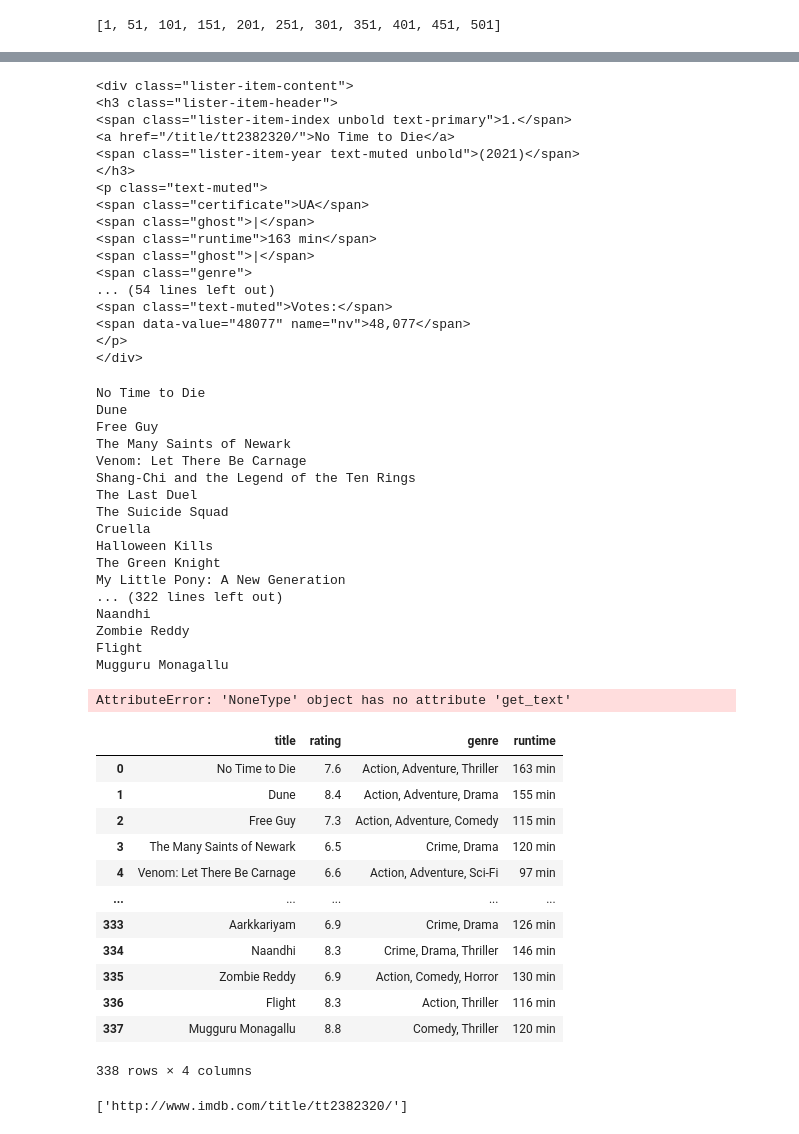
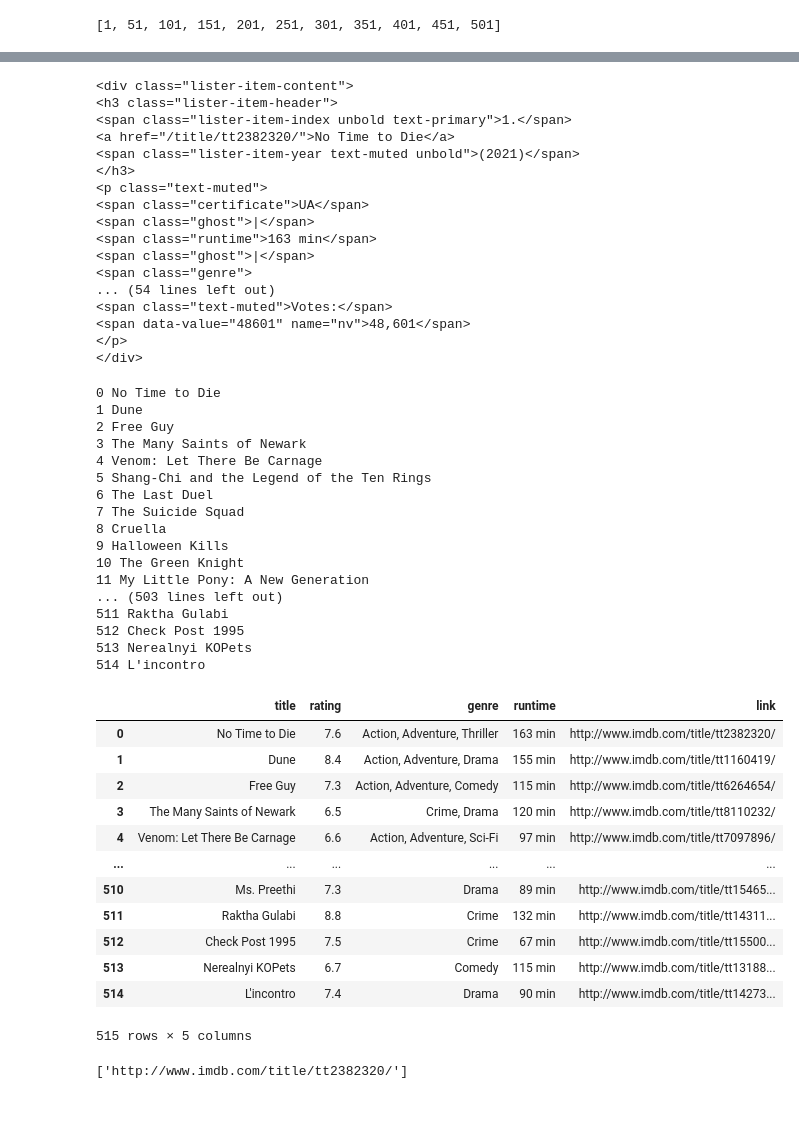
Before and after one commit to Ironhack-Data-0621-Remote/Classroom-Materials, a Jupyter notebook: Unit_8/8.02_multiple_page_webscraping.ipynb, the cells around one changed output, grey strips where cells are left out. Drawn from its saved outputs; the diff is of its cells as text; code cells hidden in the pictures.

```diff
--- a/Unit_8/8.02_multiple_page_webscraping.ipynb
+++ b/Unit_8/8.02_multiple_page_webscraping.ipynb
@@ -66,3 +66,7 @@ starts = range(1, total_results, 50) # because, 50 items per page
 list(starts)
 # %% [output]
 [1, 51, 101, 151, 201, 251, 301, 351, 401, 451, 501]
+# %%
+r = requests.get(f'https://www.imdb.com/search/title/?title_type=feature&release_date=2021-01-01,2021-12-31&user_rating=6.5,&num_votes=100,&start=1&ref_=adv_nxt')
+soup = BeautifulSoup(r.content, 'html.parser')
+soup.find_all('div', attrs={'class': 'lister-item-content'})[0]
@@ -118,7 +154,7 @@ movies[0]
 <span class="genre">
 ... (54 lines left out)
 <span class="text-muted">Votes:</span>
-<span data-value="48077" name="nv">48,077</span>
+<span data-value="48601" name="nv">48,601</span>
 </p>
 </div>
 # %%
@@ -128,57 +164,60 @@ genres = []
 runtimes = []
 links = []
 
-for movie in movies:
+for i,movie in enumerate(movies):
     titles.append(movie.find('h3').find('a').get_text())
     ratings.append(movie.find('strong').get_text())
-    genres.append(movie.find('span', attrs={'class': 'genre'}).get_text(strip=True))
+    if movie.find('span', attrs={'class': 'genre'}) != None:
+        genres.append(movie.find('span', attrs={'class': 'genre'}).get_text(strip=True))
+    else:
+        print(titles[-1] + ' has no genre')
+        genres.append('no genre')
     links.append('http://www.imdb.com' + movie.find('h3', attrs={'class': 'lister-item-header'}).find('a').get('href'))
     if movie.find('span', attrs={'class': 'runtime'}) != None:
         runtimes.append(movie.find('span', attrs={'class': 'runtime'}).get_text())
-        print(titles[-1])
+        print(i,titles[-1])
     else:
         print(movie.find('span', attrs={'class': 'runtime'}))
         runtimes.append('Not informed.')
 # %% [output]
-No Time to Die
-Dune
-Free Guy
-The Many Saints of Newark
-Venom: Let There Be Carnage
-Shang-Chi and the Legend of the Ten Rings
-The Last Duel
-The Suicide Squad
-Cruella
-Halloween Kills
-The Green Knight
-My Little Pony: A New Generation
-... (322 lines left out)
-Naandhi
-Zombie Reddy
-Flight
-Mugguru Monagallu
+0 No Time to Die
+1 Dune
+2 Free Guy
+3 The Many Saints of Newark
+4 Venom: Let There Be Carnage
+5 Shang-Chi and the Legend of the Ten Rings
+6 The Last Duel
+7 The Suicide Squad
+8 Cruella
+9 Halloween Kills
+10 The Green Knight
+11 My Little Pony: A New Generation
+... (503 lines left out)
+511 Raktha Gulabi
+512 Check Post 1995
+513 Nerealnyi KOPets
+514 L'incontro
-AttributeError: 'NoneType' object has no attribute 'get_text'
 # %%
 x = min(len(titles), len(ratings), len(genres), len(runtimes))
 # %%
-dct = {'title': titles[:x], 'rating': ratings[:x], 'genre': genres[:x], 'runtime': runtimes[:x]}
+dct = {'title': titles[:x], 'rating': ratings[:x], 'genre': genres[:x], 'runtime': runtimes[:x], 'link': links[:x]}
 
 df = pd.DataFrame.from_dict(dct)
 df
 # %% [output]
-|  | title | rating | genre | runtime |
-| 0 | No Time to Die | 7.6 | Action, Adventure, Thriller | 163 min |
-| 1 | Dune | 8.4 | Action, Adventure, Drama | 155 min |
-| 2 | Free Guy | 7.3 | Action, Adventure, Comedy | 115 min |
-| 3 | The Many Saints of Newark | 6.5 | Crime, Drama | 120 min |
-| 4 | Venom: Let There Be Carnage | 6.6 | Action, Adventure, Sci-Fi | 97 min |
-| ... | ... | ... | ... | ... |
-| 333 | Aarkkariyam | 6.9 | Crime, Drama | 126 min |
-| 334 | Naandhi | 8.3 | Crime, Drama, Thriller | 146 min |
-| 335 | Zombie Reddy | 6.9 | Action, Comedy, Horror | 130 min |
-| 336 | Flight | 8.3 | Action, Thriller | 116 min |
-| 337 | Mugguru Monagallu | 8.8 | Comedy, Thriller | 120 min |
+|  | title | rating | genre | runtime | link |
+| 0 | No Time to Die | 7.6 | Action, Adventure, Thriller | 163 min | http://www.imdb.com/title/tt2382320/ |
+| 1 | Dune | 8.4 | Action, Adventure, Drama | 155 min | http://www.imdb.com/title/tt1160419/ |
+| 2 | Free Guy | 7.3 | Action, Adventure, Comedy | 115 min | http://www.imdb.com/title/tt6264654/ |
+| 3 | The Many Saints of Newark | 6.5 | Crime, Drama | 120 min | http://www.imdb.com/title/tt8110232/ |
+| 4 | Venom: Let There Be Carnage | 6.6 | Action, Adventure, Sci-Fi | 97 min | http://www.imdb.com/title/tt7097896/ |
+| ... | ... | ... | ... | ... | ... |
+| 510 | Ms. Preethi | 7.3 | Drama | 89 min | http://www.imdb.com/title/tt15465... |
+| 511 | Raktha Gulabi | 8.8 | Crime | 132 min | http://www.imdb.com/title/tt14311... |
+| 512 | Check Post 1995 | 7.5 | Crime | 67 min | http://www.imdb.com/title/tt15500... |
+| 513 | Nerealnyi KOPets | 6.7 | Comedy | 115 min | http://www.imdb.com/title/tt13188... |
+| 514 | L'incontro | 7.4 | Drama | 90 min | http://www.imdb.com/title/tt14273... |
-338 rows × 4 columns
+515 rows × 5 columns
 # %%
 links[:1]
 # %% [output]
```
Also changed, not shown: parts of 11 cells of this notebook.
